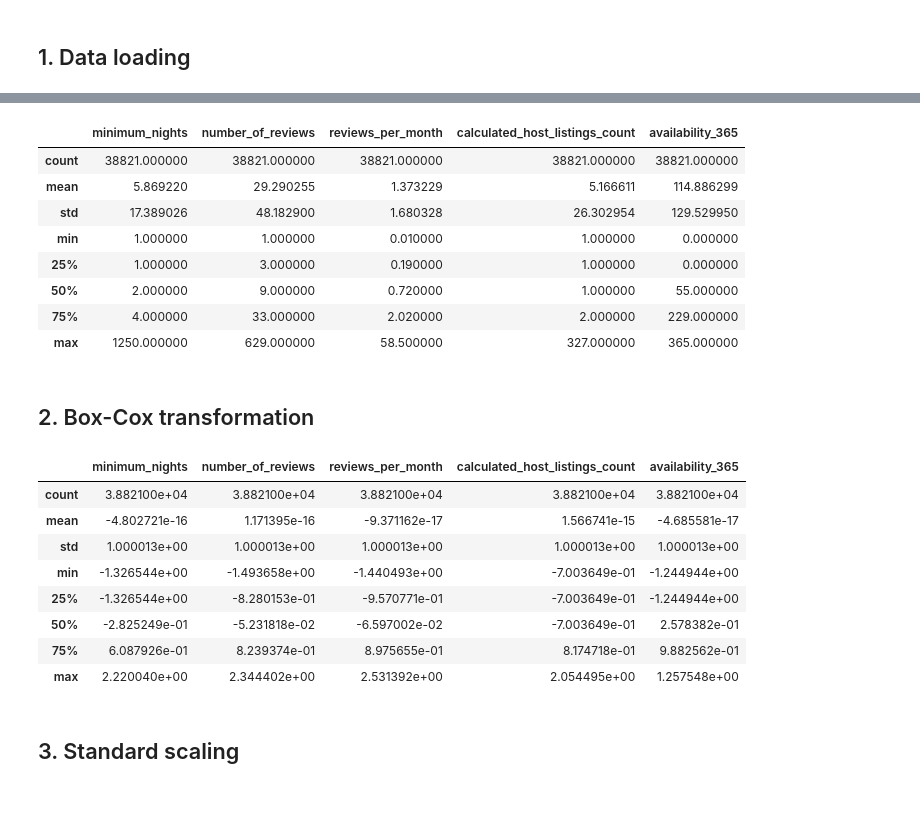
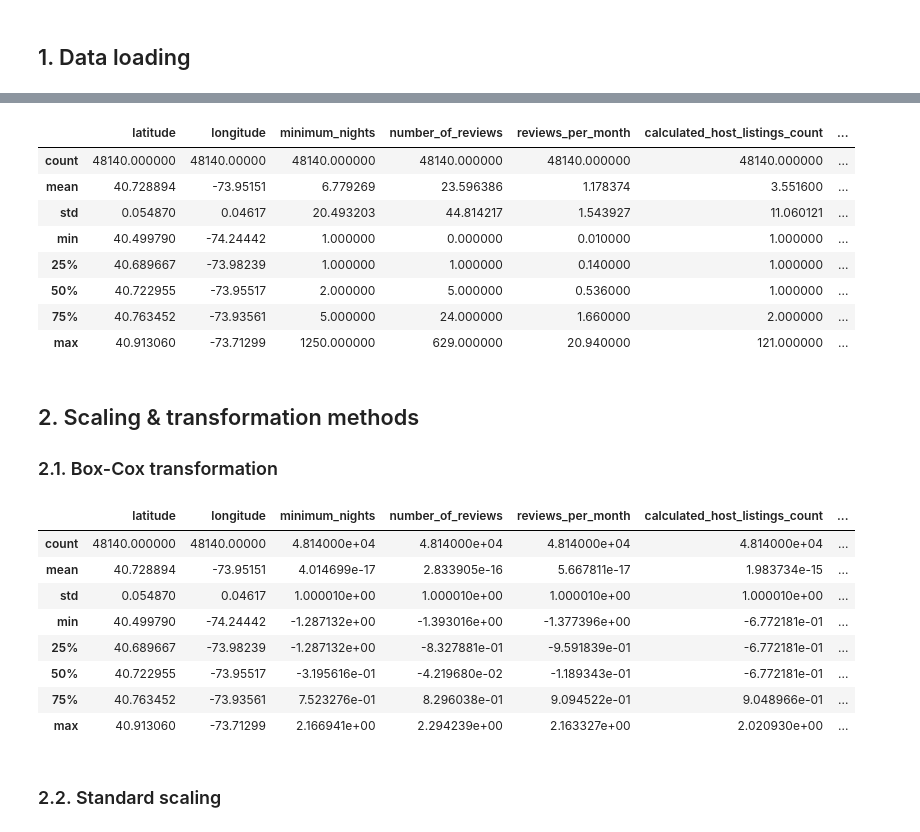
Before and after one commit to gperdrizet/gperdrizet-data-preprocessing-project-tutorial, a Jupyter notebook: gperdrizet-04_feature_engineering.ipynb, the cells around one changed output, grey strips where cells are left out. Cells and saved outputs as stored; diff of their text form; code cells hidden in the pictures; blank space fills up the shorter version.

```diff
--- a/gperdrizet-04_feature_engineering.ipynb
+++ b/gperdrizet-04_feature_engineering.ipynb
@@ -13,8 +13,8 @@ import seaborn as sns
 from scipy.stats import kruskal
 from statsmodels.stats.multicomp import pairwise_tukeyhsd
 from sklearn.preprocessing import power_transform, StandardScaler
+from sklearn.linear_model import LinearRegression
 from sklearn.ensemble import HistGradientBoostingRegressor
-from sklearn.linear_model import LinearRegression
 
 # Internal imports
 import gperdrizet_functions as funcs
@@ -22,17 +22,21 @@ import gperdrizet_functions as funcs
 label='price'
 
 features=[
+    'latitude',
+    'longitude',
     'minimum_nights',
     'number_of_reviews',
     'reviews_per_month',
     'calculated_host_listings_count',
-    'availability_365'
+    'availability_365',
+    'neighbourhood_group',
+    'room_type'
 ]
 # %% [markdown]
 ## 1. Data loading
 # %%
-raw_data_df=pd.read_csv('https://raw.githubusercontent.com/4GeeksAcademy/data-preprocessing-project-tutorial/main/AB_NYC_2019.csv')
+raw_data_df=pd.read_parquet('./data/processed/gperdrizet_cleaned_data.parquet')
 raw_data_df.dropna(inplace=True)
-datasets={'Raw': raw_data_df[features + [label]].copy()}
+datasets={'Raw': raw_data_df.copy()}
 raw_data_df.head().transpose()
 # %% [output]
@@ -56,36 +54,48 @@ raw_data_df.head().transpose()
 # %%
 raw_data_df[features].describe()
 # %% [output]
-|  | minimum_nights | number_of_reviews | reviews_per_month | calculated_host_listings_count | availability_365 |
-| count | 38821.000000 | 38821.000000 | 38821.000000 | 38821.000000 | 38821.000000 |
-| mean | 5.869220 | 29.290255 | 1.373229 | 5.166611 | 114.886299 |
-| std | 17.389026 | 48.182900 | 1.680328 | 26.302954 | 129.529950 |
-| min | 1.000000 | 1.000000 | 0.010000 | 1.000000 | 0.000000 |
-| 25% | 1.000000 | 3.000000 | 0.190000 | 1.000000 | 0.000000 |
-| 50% | 2.000000 | 9.000000 | 0.720000 | 1.000000 | 55.000000 |
-| 75% | 4.000000 | 33.000000 | 2.020000 | 2.000000 | 229.000000 |
-| max | 1250.000000 | 629.000000 | 58.500000 | 327.000000 | 365.000000 |
+|  | latitude | longitude | minimum_nights | number_of_reviews | reviews_per_month | calculated_host_listings_count | ... |
+| count | 48140.000000 | 48140.00000 | 48140.000000 | 48140.000000 | 48140.000000 | 48140.000000 | ... |
+| mean | 40.728894 | -73.95151 | 6.779269 | 23.596386 | 1.178374 | 3.551600 | ... |
+| std | 0.054870 | 0.04617 | 20.493203 | 44.814217 | 1.543927 | 11.060121 | ... |
+| min | 40.499790 | -74.24442 | 1.000000 | 0.000000 | 0.010000 | 1.000000 | ... |
+| 25% | 40.689667 | -73.98239 | 1.000000 | 1.000000 | 0.140000 | 1.000000 | ... |
+| 50% | 40.722955 | -73.95517 | 2.000000 | 5.000000 | 0.536000 | 1.000000 | ... |
+| 75% | 40.763452 | -73.93561 | 5.000000 | 24.000000 | 1.660000 | 2.000000 | ... |
+| max | 40.913060 | -73.71299 | 1250.000000 | 629.000000 | 20.940000 | 121.000000 | ... |
 # %% [markdown]
-## 2. Box-Cox transformation
+## 2. Scaling & transformation methods
+
+### 2.1. Box-Cox transformation
 # %%
+skewed_features=[
+    'price',
+    'minimum_nights',
+    'number_of_reviews',
+    'reviews_per_month',
+    'calculated_host_listings_count',
+    'availability_365',
+    'neighbourhood_group',
+    'room_type'
+]
+
 transformed_data_df=raw_data_df.copy()
-transformed_data_df[features]=power_transform(transformed_data_df[features]+1, method='box-cox')
-transformed_data_df[label]=power_transform(transformed_data_df[label].to_frame()+1, method='box-cox')
+transformed_data_df[skewed_features]=power_transform(transformed_data_df[skewed_features]+1, method='box-cox')
 datasets['Transformed']=transformed_data_df[features + [label]].copy()
 
-transformed_data_df[features].describe()
+transformed_data_df[features + [label]].describe()
 # %% [output]
-|  | minimum_nights | number_of_reviews | reviews_per_month | calculated_host_listings_count | availability_365 |
-| count | 3.882100e+04 | 3.882100e+04 | 3.882100e+04 | 3.882100e+04 | 3.882100e+04 |
-| mean | -4.802721e-16 | 1.171395e-16 | -9.371162e-17 | 1.566741e-15 | -4.685581e-17 |
-| std | 1.000013e+00 | 1.000013e+00 | 1.000013e+00 | 1.000013e+00 | 1.000013e+00 |
-| min | -1.326544e+00 | -1.493658e+00 | -1.440493e+00 | -7.003649e-01 | -1.244944e+00 |
-| 25% | -1.326544e+00 | -8.280153e-01 | -9.570771e-01 | -7.003649e-01 | -1.244944e+00 |
-| 50% | -2.825249e-01 | -5.231818e-02 | -6.597002e-02 | -7.003649e-01 | 2.578382e-01 |
-| 75% | 6.087926e-01 | 8.239374e-01 | 8.975655e-01 | 8.174718e-01 | 9.882562e-01 |
-| max | 2.220040e+00 | 2.344402e+00 | 2.531392e+00 | 2.054495e+00 | 1.257548e+00 |
+|  | latitude | longitude | minimum_nights | number_of_reviews | reviews_per_month | calculated_host_listings_count | ... |
+| count | 48140.000000 | 48140.00000 | 4.814000e+04 | 4.814000e+04 | 4.814000e+04 | 4.814000e+04 | ... |
+| mean | 40.728894 | -73.95151 | 4.014699e-17 | 2.833905e-16 | 5.667811e-17 | 1.983734e-15 | ... |
+| std | 0.054870 | 0.04617 | 1.000010e+00 | 1.000010e+00 | 1.000010e+00 | 1.000010e+00 | ... |
+| min | 40.499790 | -74.24442 | -1.287132e+00 | -1.393016e+00 | -1.377396e+00 | -6.772181e-01 | ... |
+| 25% | 40.689667 | -73.98239 | -1.287132e+00 | -8.327881e-01 | -9.591839e-01 | -6.772181e-01 | ... |
+| 50% | 40.722955 | -73.95517 | -3.195616e-01 | -4.219680e-02 | -1.189343e-01 | -6.772181e-01 | ... |
+| 75% | 40.763452 | -73.93561 | 7.523276e-01 | 8.296038e-01 | 9.094522e-01 | 9.048966e-01 | ... |
+| max | 40.913060 | -73.71299 | 2.166941e+00 | 2.294239e+00 | 2.163327e+00 | 2.020930e+00 | ... |
 # %% [markdown]
-## 3. Standard scaling
+### 2.2. Standard scaling
 # %%
 scaled_data_df=raw_data_df.copy()
 scaler=StandardScaler()
```
Also changed, not shown: parts of 15 cells of this notebook.
